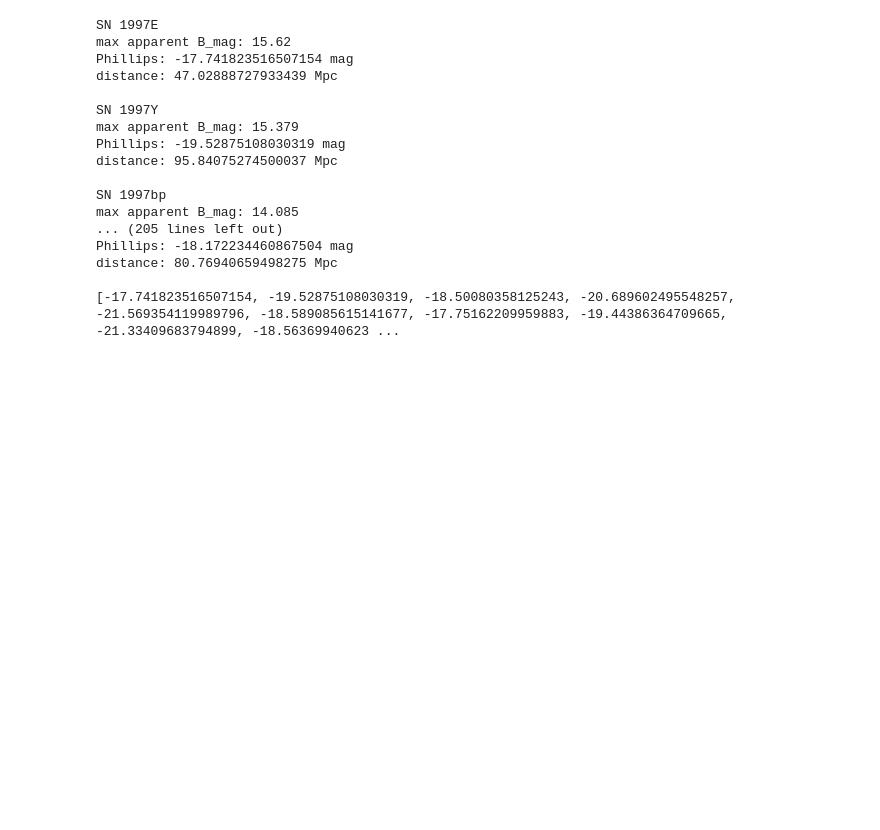
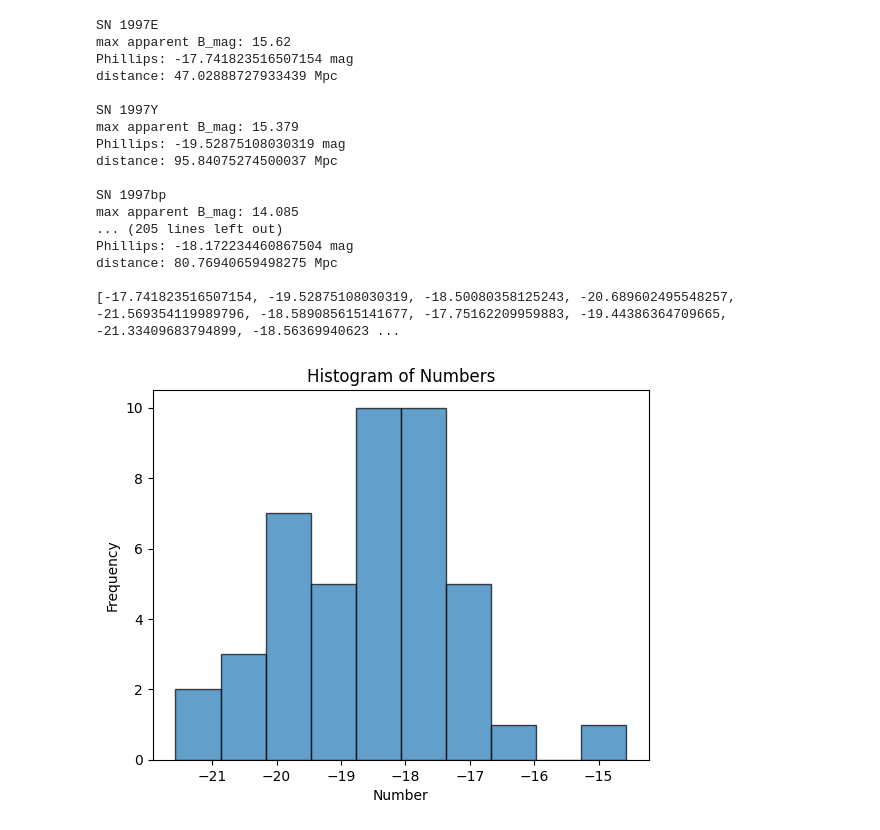
Before and after one commit to ThomasSchallar/statistics, a Jupyter notebook: Phillips-Relation.ipynb, the cells around one changed output. Cells and saved outputs as stored; diff of their text form; code cells hidden in the pictures; blank space fills up the shorter version.

```diff
--- a/Phillips-Relation.ipynb
+++ b/Phillips-Relation.ipynb
@@ -3,14 +3,14 @@ import pandas as pd
 from scipy.interpolate import interp1d
 import numpy as np
 
-H_0 = 65 # Hubble constant
+H_0 = 70 # Hubble constant (arguable value between 65 to 73)
 
-def phillips_relation(delta_m_15):
+def multi_color(delta_m_15):
     M_max_V = -19.504 + 0.736*delta_m_15 + 0.182*(delta_m_15)**2 + 5*np.log10(H_0)
     return M_max_V
 
 
-def other_phillips_rel(delta_m_15):
+def phillips_relation(delta_m_15):
     M_max_B = -21.726 + 2.698*delta_m_15
     return M_max_B
 
@@ -67,8 +67,8 @@ for sn in unique_sne:
 
     print("SN", sn)
     print("max apparent B_mag:", m_b_max)
-    M_V = phillips_relation(delta_m15)
-    M_B = other_phillips_rel(delta_m15) # makes more sense
+    M_V = multi_color(delta_m15)
+    M_B = phillips_relation(delta_m15) # makes more sense
     #print("Multi-color:", M_V, "mag")
     print("Phillips:", M_B, "mag")
 
@@ -100,3 +100,17 @@ Phillips: -18.172234460867504 mag
 distance: 80.76940659498275 Mpc
 
 [-17.741823516507154, -19.52875108030319, -18.50080358125243, -20.689602495548257, -21.569354119989796, -18.589085615141677, -17.75162209959883, -19.44386364709665, -21.33409683794899, -18.56369940623 ...
+# %%
+import matplotlib.pyplot as plt
+
+plt.hist(Mags, bins=10, edgecolor='black', alpha=0.7)
+
+# Labels and title
+plt.xlabel('Number')
+plt.ylabel('Frequency')
+plt.title('Histogram of Numbers')
+
+
+plt.show()
+# %% [output]
+[figure, added]
```
Also changed, not shown: parts of 2 cells of this notebook.
